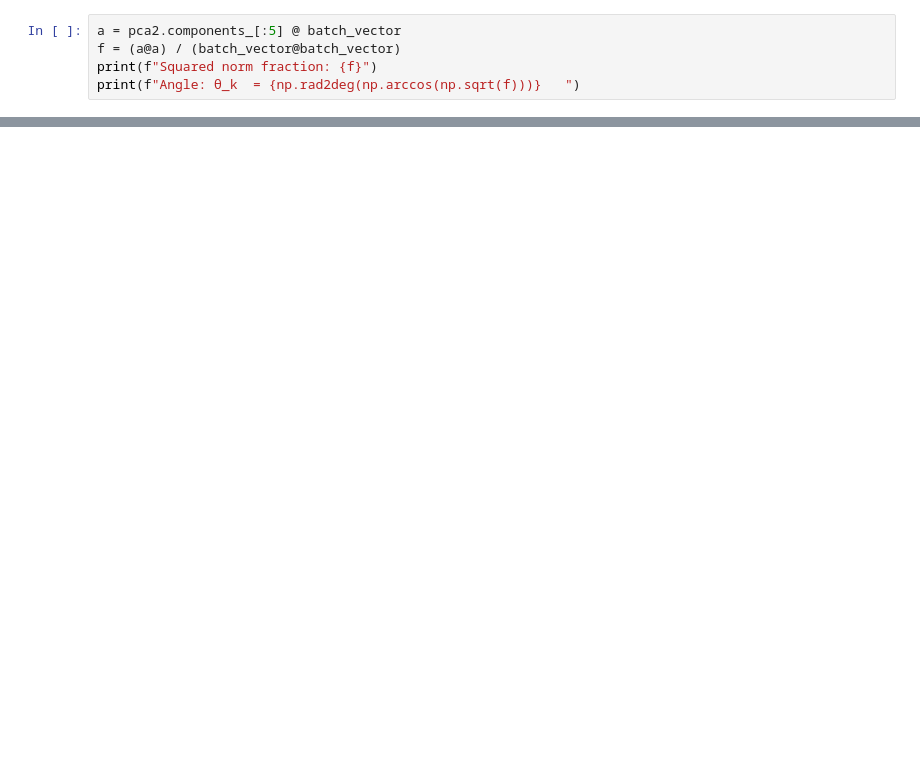
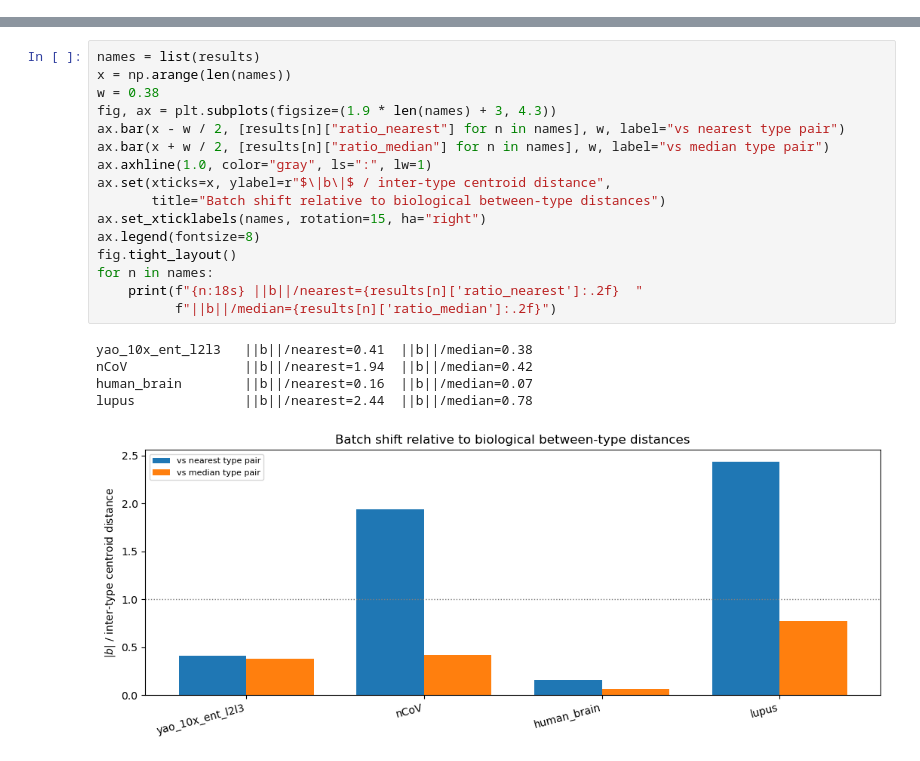
Before and after one commit to NDR-lab/ot-tsne, a Jupyter notebook: notebooks/orthongality_of_batch_effect.ipynb, the cells around one changed output, grey strips where cells are left out. Drawn from its saved outputs; the diff is of its cells as text; blank space fills up the shorter version.

```diff
--- a/notebooks/orthongality_of_batch_effect.ipynb
+++ b/notebooks/orthongality_of_batch_effect.ipynb
@@ -186,5 +0,0 @@ Angle: θ_k = 0.9175723174145942
-# %%
-a = pca2.components_[:5] @ batch_vector
-f = (a@a) / (batch_vector@batch_vector)
-print(f"Squared norm fraction: {f}")
-print(f"Angle: θ_k  = {np.rad2deg(np.arccos(np.sqrt(f)))}   ")
@@ -391,0 +392,22 @@ exact OT (EMD): 71.9% same subclass
+# %%
+names = list(results)
+x = np.arange(len(names))
+w = 0.38
+fig, ax = plt.subplots(figsize=(1.9 * len(names) + 3, 4.3))
+ax.bar(x - w / 2, [results[n]["ratio_nearest"] for n in names], w, label="vs nearest type pair")
+ax.bar(x + w / 2, [results[n]["ratio_median"] for n in names], w, label="vs median type pair")
+ax.axhline(1.0, color="gray", ls=":", lw=1)
+ax.set(xticks=x, ylabel=r"$\|b\|$ / inter-type centroid distance",
+       title="Batch shift relative to biological between-type distances")
+ax.set_xticklabels(names, rotation=15, ha="right")
+ax.legend(fontsize=8)
+fig.tight_layout()
+for n in names:
+    print(f"{n:18s} ||b||/nearest={results[n]['ratio_nearest']:.2f}  "
+          f"||b||/median={results[n]['ratio_median']:.2f}")
+# %% [output]
+yao_10x_ent_l2l3   ||b||/nearest=0.41  ||b||/median=0.38
+nCoV               ||b||/nearest=1.94  ||b||/median=0.42
+human_brain        ||b||/nearest=0.16  ||b||/median=0.07
+lupus              ||b||/nearest=2.44  ||b||/median=0.78
+[figure, added]
```
Also changed, not shown: parts of 65 cells of this notebook.
